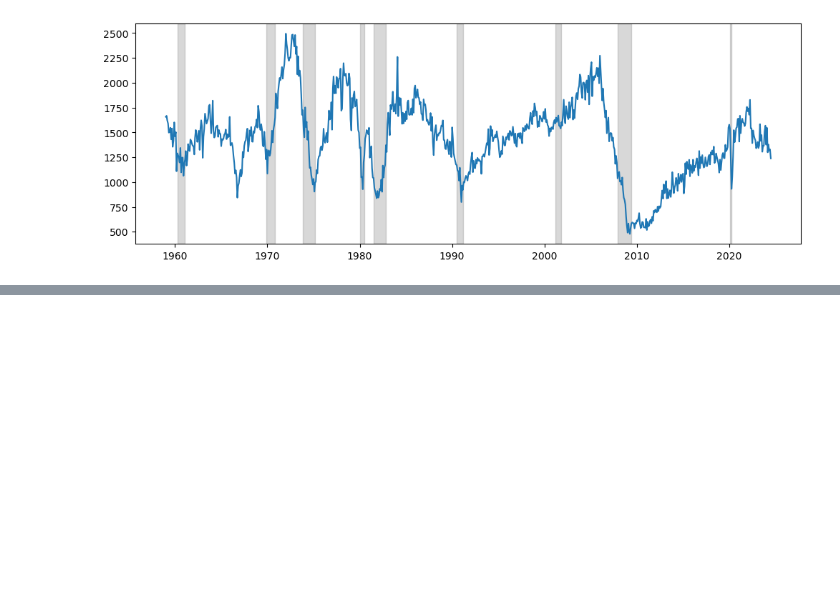
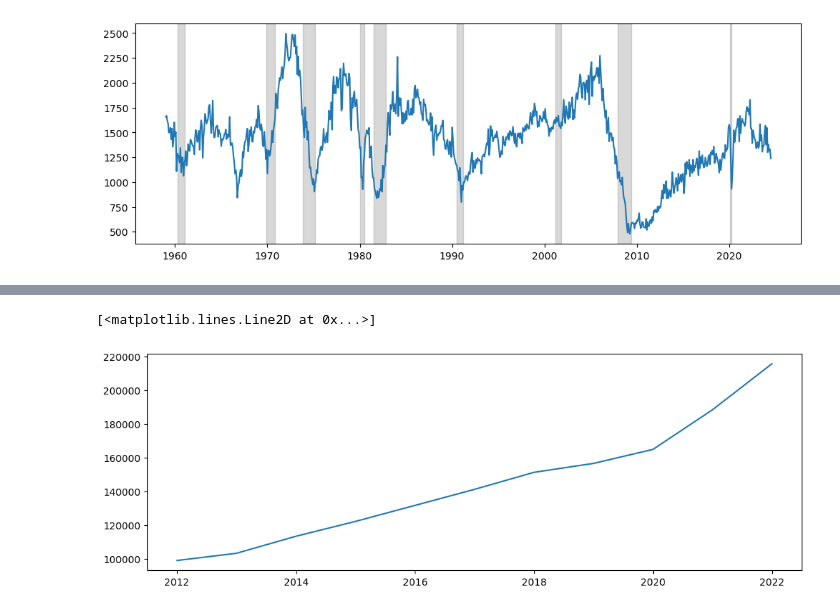
Before and after one commit to Jordanbarker/housing-analysis, a Jupyter notebook: housing_analysis.ipynb, the cells around one changed output, grey strips where cells are left out. Saved outputs shown, nothing was run; the diff lists cells and outputs as text; code cells hidden in the pictures; blank space fills up the shorter version.

Commit message:
Add land prices

```diff
--- a/housing_analysis.ipynb
+++ b/housing_analysis.ipynb
@@ -502,0 +510,4 @@ plot_recessions(new_house_started)
+# %%
+
+land_values = pd.read_excel('data\Land_Prices_2024_20_June.xlsx', sheet_name='Panel Nation', header=1)
+land_values
@@ -502,0 +527,9 @@ plot_recessions(new_house_started)
+# %%
+land_values.rename(columns={'Year': 'date',
+                            'Land Value\n(1/4 Acre Lot, Standardized)': 'standardized_land_value'},
+                    inplace=True)
+# %%
+plt.plot(land_values.date, land_values.standardized_land_value)
+# %% [output]
+[<matplotlib.lines.Line2D at 0x...>]
+[figure, added]
```
Also changed, not shown: parts of 4 cells of this notebook, 1 other file.
